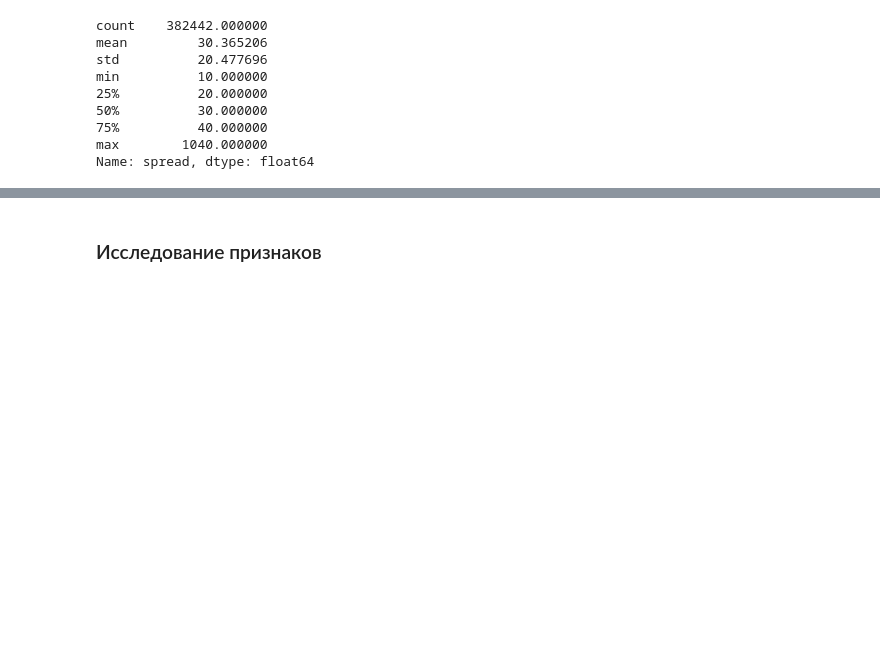
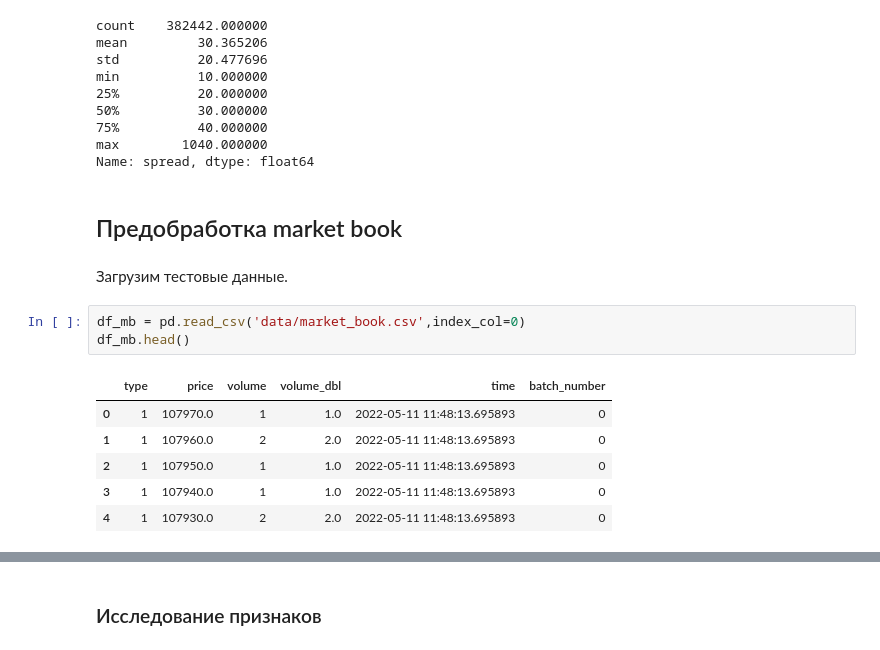
Before and after one commit to snakerzr/time_and_sales_prediction_exploration, a Jupyter notebook: Ticks.ipynb, the cells around one changed output, grey strips where cells are left out. Drawn from its saved outputs; the diff is of its cells as text; blank space fills up the shorter version.

```diff
--- a/Ticks.ipynb
+++ b/Ticks.ipynb
@@ -399,3 +327,17 @@ min          10.000000
 75%          40.000000
 max        1040.000000
 Name: spread, dtype: float64
+# %% [markdown]
+## Предобработка market book
+# %% [markdown]
+Загрузим тестовые данные.
+# %%
+df_mb = pd.read_csv('data/market_book.csv',index_col=0)
+df_mb.head()
+# %% [output]
+|  | type | price | volume | volume_dbl | time | batch_number |
+| 0 | 1 | 107970.0 | 1 | 1.0 | 2022-05-11 11:48:13.695893 | 0 |
+| 1 | 1 | 107960.0 | 2 | 2.0 | 2022-05-11 11:48:13.695893 | 0 |
+| 2 | 1 | 107950.0 | 1 | 1.0 | 2022-05-11 11:48:13.695893 | 0 |
+| 3 | 1 | 107940.0 | 1 | 1.0 | 2022-05-11 11:48:13.695893 | 0 |
+| 4 | 1 | 107930.0 | 2 | 2.0 | 2022-05-11 11:48:13.695893 | 0 |
```
Also changed, not shown: parts of 64 cells of this notebook.
